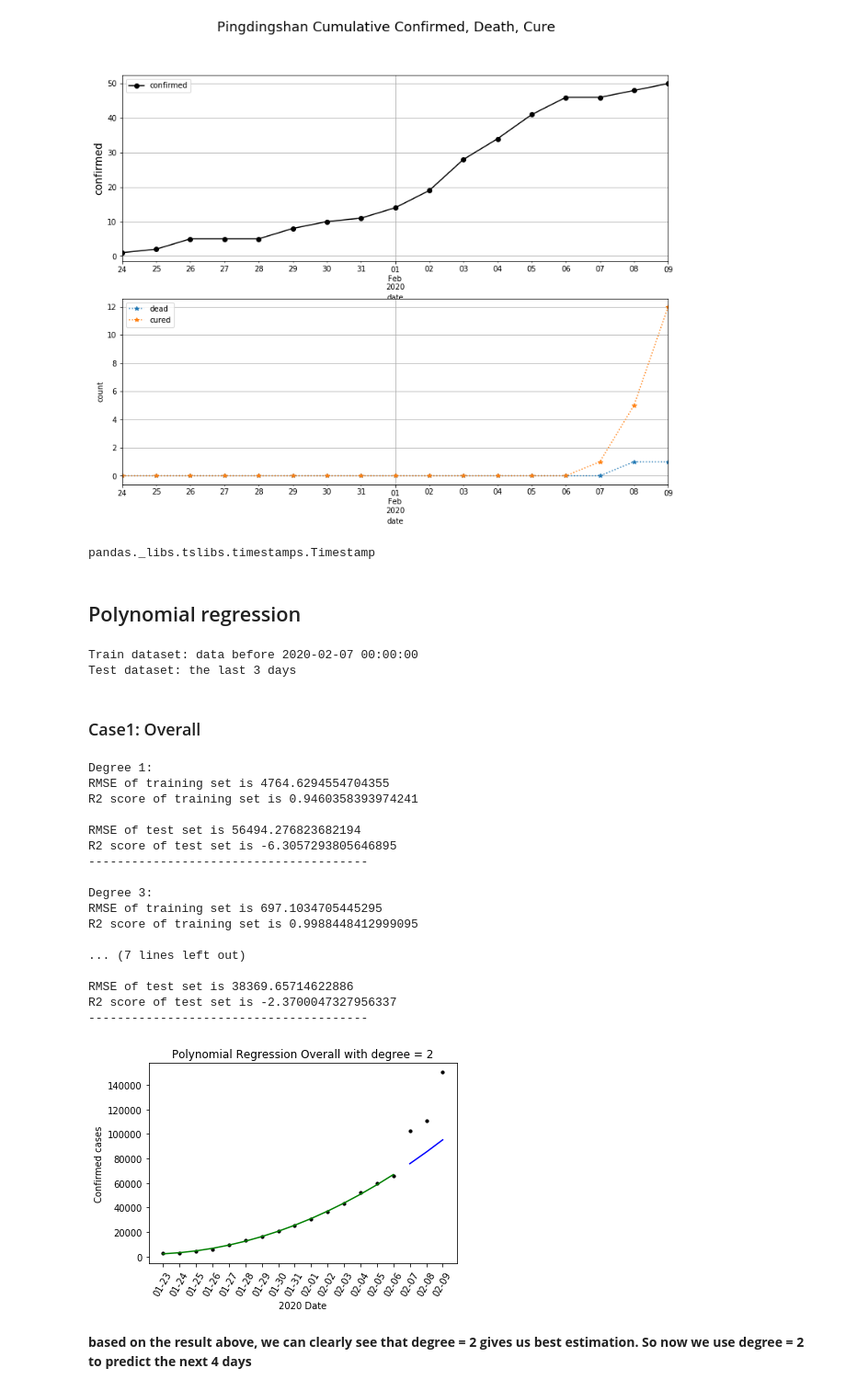
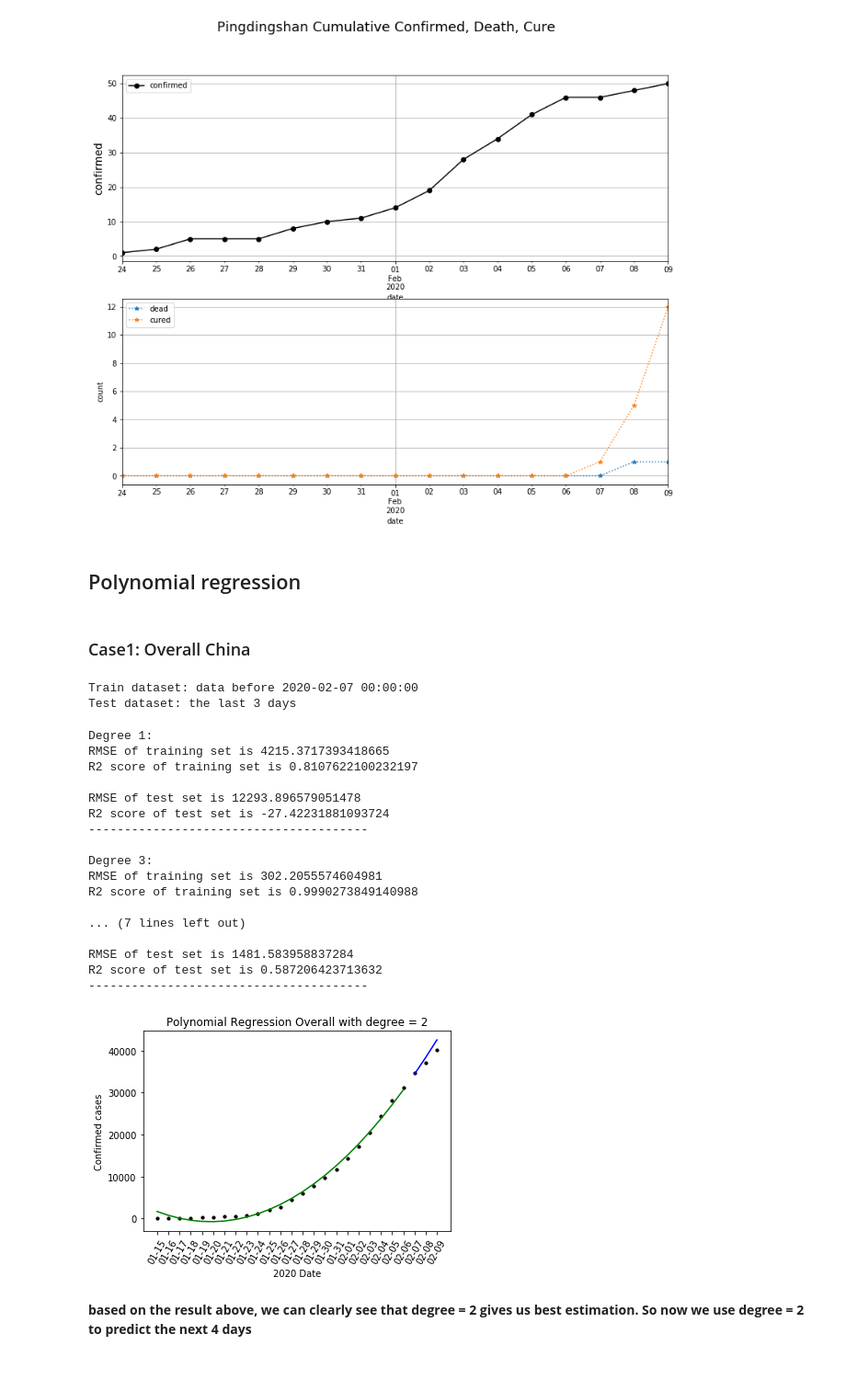
Before and after one commit to docligot/CoronaTracker-simulteModel, a Jupyter notebook: baseline-regression/Baseline_model.ipynb, the cells around one changed output. Shown at 92% size. Drawn from its saved outputs; the diff is of its cells as text; code cells hidden in the pictures.

Commit message:
fix data query error and add metadata

```diff
--- a/baseline-regression/Baseline_model.ipynb
+++ b/baseline-regression/Baseline_model.ipynb
@@ -44,6 +43,11 @@ Wall time: 7.75 s
 # %%
 ## Load data
-DXYArea = pd.read_csv("../data/DXYArea.csv")
-DXYArea = add_days(DXYArea) # add the number of days after 2019-12-08
-DXYArea.tail(3) # check new
+df = pd.read_csv("../data/DXYArea.csv")
+"""
+Data Cleaning
+"""
+df = df[df['date'] != df['date'].max()] # remove todays' records (since it can be incompleted)
+df = add_days(df) # add the number of days after 2019-12-08
+
+df.tail(3) # check new
 # %% [output]
@@ -76,22 +74,19 @@ draw_city_trend("Pingdingshan", DXYArea) # my hometown
 # %% [output]
 [figure]
-# %%
-type(overall_df['date'][0])
-# %% [output]
-pandas._libs.tslibs.timestamps.Timestamp
 # %% [markdown]
 ## Polynomial regression
+# %% [markdown]
+### Case1: Overall China
 # %%
 """
-Sum up all province
+Sum up all province within China
 """
 # China total
-overall_df = overall_df[overall_df['date'] > datetime.datetime(2020, 1, 22)]
-overall_df = pd.DataFrame(overall_df.groupby(['date']).agg({'confirmed': "sum",
-                                                                'cured': "sum",
-                                                                'dead': 'sum',
-                                                                'Days': 'mean'})).reset_index()
-Train, Test = split_train_test_by_date(overall_df)
+China_df = df[df['date'] > datetime.datetime(2020, 1, 14)]
+
+China_total = get_China_total(China_df)
+
+Train, Test = split_train_test_by_date(China_total)
 
 X_train = Train['Days']
 y_train = Train['confirmed']
@@ -100,36 +95,34 @@ y_test = Test['confirmed']
 # %% [output]
 Train dataset: data before 2020-02-07 00:00:00
 Test dataset: the last 3 days
-# %% [markdown]
-### Case1: Overall
 # %%
 """
 Model selection:
   find optimal degree level
   Then draw plot using the optimal degree
 """
 # select the best degree
-create_polynomial_regression_model(1, "Overall", overall_df, X_train, X_test, y_train, y_test, draw_plot = False)
-create_polynomial_regression_model(3, "Overall", overall_df, X_train, X_test, y_train, y_test, draw_plot = False)
-create_polynomial_regression_model(2, "Overall", overall_df, X_train, X_test, y_train, y_test, draw_plot = True)
+create_polynomial_regression_model(1, "Overall", China_total, X_train, X_test, y_train, y_test, draw_plot = False)
+create_polynomial_regression_model(3, "Overall", China_total , X_train, X_test, y_train, y_test, draw_plot = False)
+create_polynomial_regression_model(2, "Overall", China_total, X_train, X_test, y_train, y_test, draw_plot = True)
 # %% [output]
 Degree 1:
-RMSE of training set is 4764.6294554704355
-R2 score of training set is 0.9460358393974241
+RMSE of training set is 4215.3717393418665
+R2 score of training set is 0.8107622100232197
 
-RMSE of test set is 56494.276823682194
-R2 score of test set is -6.3057293805646895
+RMSE of test set is 12293.896579051478
+R2 score of test set is -27.42231881093724
 ---------------------------------------
 
 Degree 3:
-RMSE of training set is 697.1034705445295
-R2 score of training set is 0.9988448412999095
+RMSE of training set is 302.2055574604981
+R2 score of training set is 0.9990273849140988
 
 ... (7 lines left out)
 
-RMSE of test set is 38369.65714622886
-R2 score of test set is -2.3700047327956337
+RMSE of test set is 1481.583958837284
+R2 score of test set is 0.587206423713632
 ---------------------------------------
-[figure, old version]
+[figure, new version]
 # %% [markdown]
 **based on the result above, we can clearly see that degree = 2 gives us best estimation. So now we use degree = 2 to predict the next 4 days**
```
Also changed, not shown: parts of 13 cells of this notebook, 8 other files.
